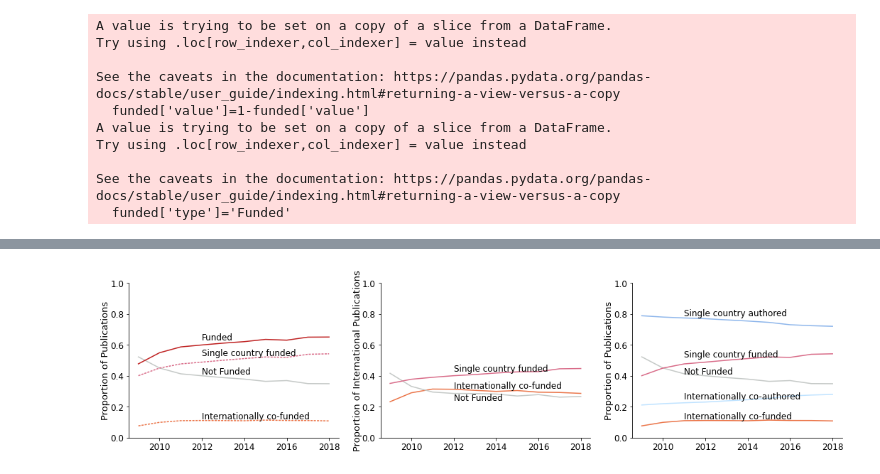
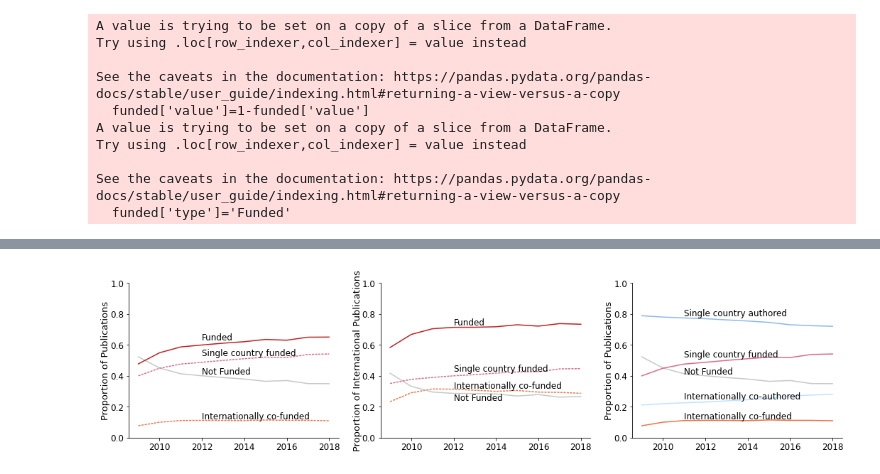
Before and after one commit to LiliMiaohub/national_science_funding, a Jupyter notebook: workflow/scripts/plot_globalfund_fig1.ipynb, the cells around one changed output, grey strips where cells are left out. Cells and saved outputs as stored; diff of their text form; code cells hidden in the pictures.

```diff
--- a/workflow/scripts/plot_globalfund_fig1.ipynb
+++ b/workflow/scripts/plot_globalfund_fig1.ipynb
@@ -41,0 +16,3 @@ pubs_df['coll']=pubs_df['author_distinct'].apply(
+# %%
+pubs_df = pd.read_pickle(pubs_path)
+pubs_df.head()
@@ -82,8 +51,0 @@ collcnt.head()
-# %%
-typedict={1:'Single',0:'Not-Funded',2:'Cofund',3:'Cofund'}
-pubs_df['ftype'] = pubs_df['num_fd'].map(typedict)
-fdtype = pubs_df.groupby(['year','ftype']).size().reset_index(name='count')
-fdtype = fdtype.pivot(index='year',columns='ftype',values='count')
-fdtype = fdtype.div(fdtype.sum(axis=1), axis=0)
-fdtype = fdtype.reset_index().melt(id_vars='year',var_name='type', value_name='value')
-fdtype.head()
@@ -112,10 +67,14 @@ Try using .loc[row_indexer,col_indexer] = value instead
 See the caveats in the documentation: https://pandas.pydata.org/pandas-docs/stable/user_guide/indexing.html#returning-a-view-versus-a-copy
   funded['type']='Funded'
 # %%
-colldata = pubs_df[pubs_df.coll==1]
+colldata = pubs_df[pubs_df.IntCol==1]
 colldata = colldata.groupby(['year','ftype']).size().reset_index(name='fdcnt')
 colldata = colldata.pivot(index='year',columns='ftype',values='fdcnt')
 colldata = colldata.div(colldata.sum(axis=1), axis=0)
-colldata = colldata.reset_index().melt(id_vars='year',var_name='ftype', value_name='value')
+colldata = colldata.reset_index().melt(id_vars='year',var_name='type', value_name='value')
+funded_coll=colldata[colldata.type=='Not-Funded']
+funded_coll['value']=1-funded_coll['value']
+funded_coll['type']='Funded'
+colldata=pd.concat([colldata,funded_coll])
 colldata.head()
 # %% [output]
@@ -127,0 +97,7 @@ colldata.head()
+# %%
+collcnt=pubs_df.groupby(['year','IntCol']).size().reset_index(name='collcnt')
+collcnt=collcnt.replace(to_replace={'IntCol':{0:'dome',1:'intcol'}})
+collcnt = collcnt.pivot(index='year',columns='IntCol',values='collcnt')
+collcnt = collcnt.div(collcnt.sum(axis=1), axis=0)
+collcnt = collcnt.reset_index().melt(id_vars='year',var_name='type', value_name='value')
+collcnt.head()
@@ -131,8 +114,8 @@ ax0=ax[0]
 ax1=ax[1]
 ax2=ax[2]
 sns.lineplot(x='year',y='value',hue='type',
-             palette={'Cofund':'#EB7549','Single':'#D96C89','Not-Funded':'#C5C9C7','Funded':'#BF2121'},
-             data=fdtype,legend=False,style='type',dashes={'Cofund':(2,1),'Single':(2,1),'Not-Funded':'','Funded':''},
+             palette={'Cofund':'#EB7549','single':'#D96C89','Not-Funded':'#C5C9C7','Funded':'#BF2121'},
+             data=fdtype,legend=False,style='type',dashes={'Cofund':(2,1),'single':(2,1),'Not-Funded':'','Funded':''},
              ax=ax0)
 
 ax0.set_xticks(np.arange(2010,2019,2))
@@ -148,40 +131,42 @@ ax0.tick_params(axis='both', which='major', labelsize=12)
 ax0.set_ylim(0,1)
 #ax0.set_yticks(np.arange(0,9,1)/10)
 
-sns.lineplot(x='year',y='value',hue='ftype',
-             palette={'Cofund':'#EB7549','Single':'#D96C89','Not-Funded':'#C5C9C7'},
-             data=colldata,legend=False,ax=ax1)
+sns.lineplot(x='year',y='value',hue='type',
+             palette={'Cofund':'#EB7549','single':'#D96C89','Not-Funded':'#C5C9C7','Funded':'#BF2121'},
+             data=colldata,legend=False,style='type',dashes={'Cofund':(2,1),'single':(2,1),'Not-Funded':'','Funded':''},
+             ax=ax1)
 ax1.set_xticks(np.arange(2010,2019,2))
 ax1.set_xlabel("")
 ax1.spines['right'].set_visible(False)
 ax1.spines['top'].set_visible(False)
 ax1.set_ylabel("Proportion of International Publications",fontsize=13,labelpad=0)
+ax1.text(2012,0.73,s="Funded",fontsize=12)
 ax1.text(2012,0.43,s="Single country funded",fontsize=12)
 ax1.text(2012,0.24,s="Not Funded",fontsize=12)
 ax1.text(2012,0.32,s="Internationally co-funded",fontsize=12)
 ax1.tick_params(axis='both', which='major', labelsize=12)
 ax1.set_ylim(0,1)
 #ax1.set_yticks(np.arange(0,5,1)/10)
 
 sns.lineplot(x='year',y='value',hue='type',
              palette={'dome':'#1E6FD9','intcol':'#81C8FF'},
              data=collcnt,legend=False,alpha=0.5,ax=ax2)
 sns.lineplot(x='year',y='value',hue='type',
-             palette={'Cofund':'#EB7549','Single':'#D96C89','Not-Funded':'#C5C9C7'},
+             palette={'Cofund':'#EB7549','single':'#D96C89','Not-Funded':'#C5C9C7'},
              data=fdtype[fdtype.type!='Funded'],legend=False,ax=ax2)
 ax2.set_xticks(np.arange(2010,2019,2))
 ax2.set_xlabel("")
 ax2.spines['right'].set_visible(False)
 ax2.spines['top'].set_visible(False)
 ax2.set_ylabel("Proportion of Publications",fontsize=13,labelpad=0)
 ax2.text(2011,0.52,s="Single country funded",fontsize=12)
 ax2.text(2011,0.41,s="Not Funded",fontsize=12)
 ax2.text(2011,0.12,s="Internationally co-funded",fontsize=12)
 ax2.text(2011,0.79,s="Single country authored",fontsize=12)
 ax2.text(2011,0.25,s="Internationally co-authored",fontsize=12)
 ax2.tick_params(axis='both', which='major', labelsize=12)
 ax2.set_ylim(0,1)
 #ax2.set_yticks(np.arange(0,9,1)/10)
 plt.savefig(global_funding_path,bbox_inches='tight')
 # %% [output]
-[figure, old version]
+[figure, new version]
```
Also changed, not shown: parts of 44 cells of this notebook, 10 other files.
